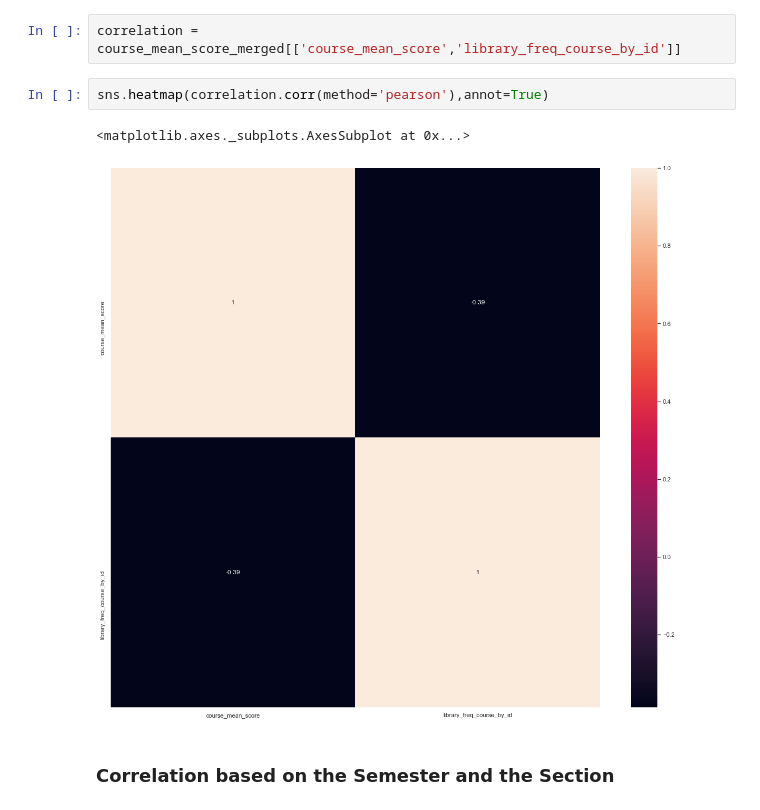
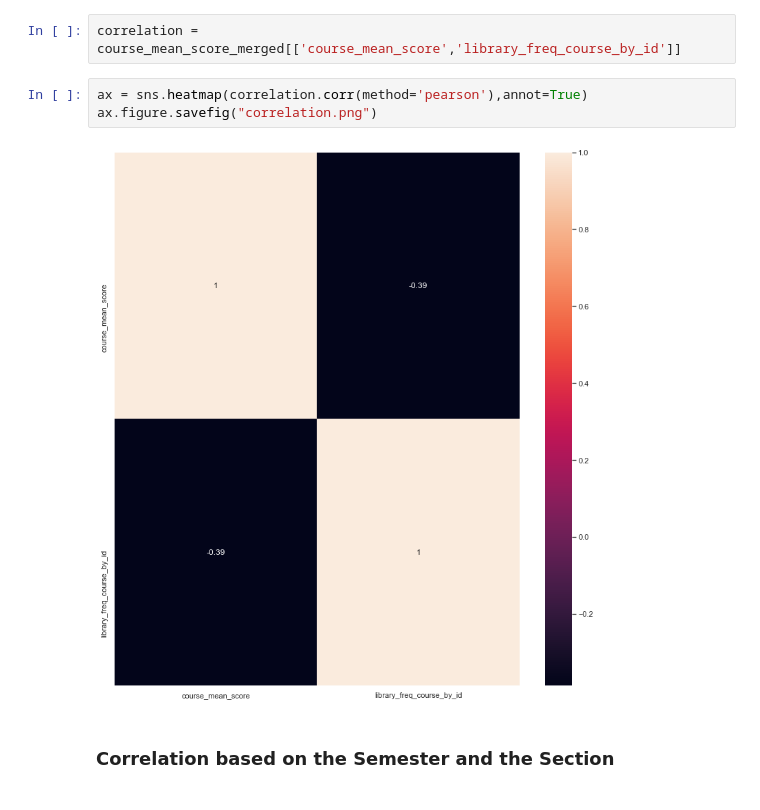
Before and after one commit to ShyamGurunath/Library_Project, a Jupyter notebook: docs/source/clean.ipynb, the cells around one changed output. Cells and saved outputs as stored; diff of their text form.

```diff
--- a/docs/source/clean.ipynb
+++ b/docs/source/clean.ipynb
@@ -334,10 +334,10 @@ def plotting(exam_cell,class_mean,course_mean,sem):
 # %%
 correlation = course_mean_score_merged[['course_mean_score','library_freq_course_by_id']]
 # %%
-sns.heatmap(correlation.corr(method='pearson'),annot=True)
+ax = sns.heatmap(correlation.corr(method='pearson'),annot=True)
+ax.figure.savefig("correlation.png")
 # %% [output]
-<matplotlib.axes._subplots.AxesSubplot at 0x...>
-[figure, old version]
+[figure, new version]
 # %% [markdown]
 ### Correlation based on the Semester and the Section
 # %%
```
Also changed, not shown: parts of 7 cells of this notebook, 8 other files.
